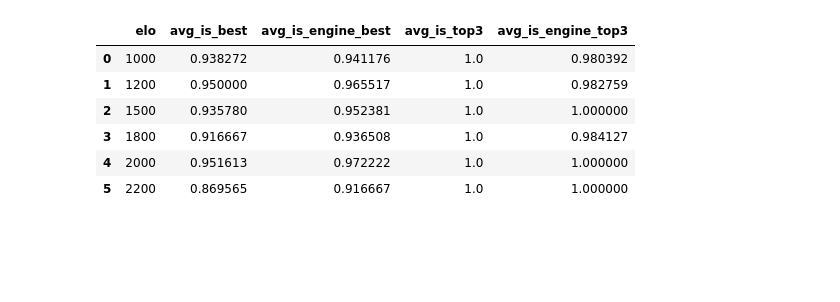
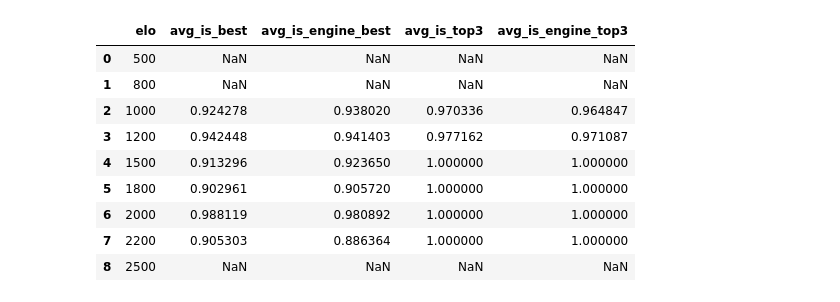
Before and after one commit to croco22/chess, a Jupyter notebook: pipeline/p5_shap_analysis.ipynb, the cells around one changed output. Saved outputs shown, nothing was run; the diff lists cells and outputs as text; code cells hidden in the pictures; blank space fills up the shorter version.

```diff
--- a/pipeline/p5_shap_analysis.ipynb
+++ b/pipeline/p5_shap_analysis.ipynb
@@ -1,15 +1,12 @@
 # %%
 import chess
-import matplotlib.pyplot as plt
 import pandas as pd
-import seaborn as sns
 import shap
 from sklearn.linear_model import LogisticRegression
 from sklearn.metrics import accuracy_score
 from sklearn.model_selection import train_test_split
-from sklearn.preprocessing import StandardScaler
 from xgboost import XGBClassifier
 
-SAMPLE_ELOS = [1000, 1200, 1500, 1800, 2000, 2200]
+SAMPLE_ELOS = [500, 800, 1000, 1200, 1500, 1800, 2000, 2200, 2500]
 # %%
 df = pd.read_parquet("../data/stats_dataset.parquet")
@@ -32,42 +35,50 @@ df.describe()
 # %%
 results = []
 grouped = df.groupby("fen").first().reset_index()
+
+
+def weighted_mean(values, weights):
+    mask = values.notna() & weights.notna()
+    if mask.sum() == 0:
+        return float("nan")
+    return (values[mask] * weights[mask]).sum() / weights[mask].sum()
+
 
 for elo in SAMPLE_ELOS:
     is_best_col = f"is_best_{elo}"
     is_engine_col = f"is_engine_best_{elo}"
     is_top3_col = f"is_top3_{elo}"
     is_engine_top3_col = f"is_engine_top3_{elo}"
-    # is_frag_col = f"is_frag_best_{elo}"
-    # is_delta_col = f"is_delta_best_{elo}"
-    # is_mix_col = f"is_mix_best_{elo}"
+    group_count_col = f"group_count_{elo}"
 
-    avg_is_best = grouped[is_best_col].mean(skipna=True)
-    avg_is_engine_best = grouped[is_engine_col].mean(skipna=True)
-    avg_is_top3_best = grouped[is_top3_col].mean(skipna=True)
-    avg_is_engine_top3_best = grouped[is_engine_top3_col].mean(skipna=True)
-    # avg_is_frag_best = grouped[is_frag_col].mean()
-    # avg_is_delta_best = grouped[is_delta_col].mean()
-    # avg_is_mix_best = grouped[is_mix_col].mean()
+    # avg_is_best = grouped[is_best_col].mean(skipna=True)
+    # avg_is_engine_best = grouped[is_engine_col].mean(skipna=True)
+    # avg_is_top3_best = grouped[is_top3_col].mean(skipna=True)
+    # avg_is_engine_top3_best = grouped[is_engine_top3_col].mean(skipna=True)
+
+    weighted_avg_is_best = weighted_mean(grouped[is_best_col], grouped[group_count_col])
+    weighted_avg_is_engine_best = weighted_mean(grouped[is_engine_col], grouped[group_count_col])
+    weighted_avg_is_top3_best = weighted_mean(grouped[is_top3_col], grouped[group_count_col])
+    weighted_avg_is_engine_top3_best = weighted_mean(grouped[is_engine_top3_col], grouped[group_count_col])
 
     results.append({
         "elo": elo,
-        "avg_is_best": avg_is_best,
-        "avg_is_engine_best": avg_is_engine_best,
-        "avg_is_top3": avg_is_top3_best,
-        "avg_is_engine_top3": avg_is_engine_top3_best,
-        # "avg_is_frag_best": avg_is_frag_best,
-        # "avg_is_delta_best": avg_is_delta_best,
-        # "avg_is_mix_best": avg_is_mix_best,
+        "avg_is_best": weighted_avg_is_best,
+        "avg_is_engine_best": weighted_avg_is_engine_best,
+        "avg_is_top3": weighted_avg_is_top3_best,
+        "avg_is_engine_top3": weighted_avg_is_engine_top3_best
     })
 
 pd.DataFrame(results)
 # %% [output]
 |  | elo | avg_is_best | avg_is_engine_best | avg_is_top3 | avg_is_engine_top3 |
-| 0 | 1000 | 0.938272 | 0.941176 | 1.0 | 0.980392 |
-| 1 | 1200 | 0.950000 | 0.965517 | 1.0 | 0.982759 |
-| 2 | 1500 | 0.935780 | 0.952381 | 1.0 | 1.000000 |
-| 3 | 1800 | 0.916667 | 0.936508 | 1.0 | 0.984127 |
-| 4 | 2000 | 0.951613 | 0.972222 | 1.0 | 1.000000 |
-| 5 | 2200 | 0.869565 | 0.916667 | 1.0 | 1.000000 |
+| 0 | 500 | NaN | NaN | NaN | NaN |
+| 1 | 800 | NaN | NaN | NaN | NaN |
+| 2 | 1000 | 0.924278 | 0.938020 | 0.970336 | 0.964847 |
+| 3 | 1200 | 0.942448 | 0.941403 | 0.977162 | 0.971087 |
+| 4 | 1500 | 0.913296 | 0.923650 | 1.000000 | 1.000000 |
+| 5 | 1800 | 0.902961 | 0.905720 | 1.000000 | 1.000000 |
+| 6 | 2000 | 0.988119 | 0.980892 | 1.000000 | 1.000000 |
+| 7 | 2200 | 0.905303 | 0.886364 | 1.000000 | 1.000000 |
+| 8 | 2500 | NaN | NaN | NaN | NaN |
 # %%
```
Also changed, not shown: parts of 13 cells of this notebook, 7 other files.
